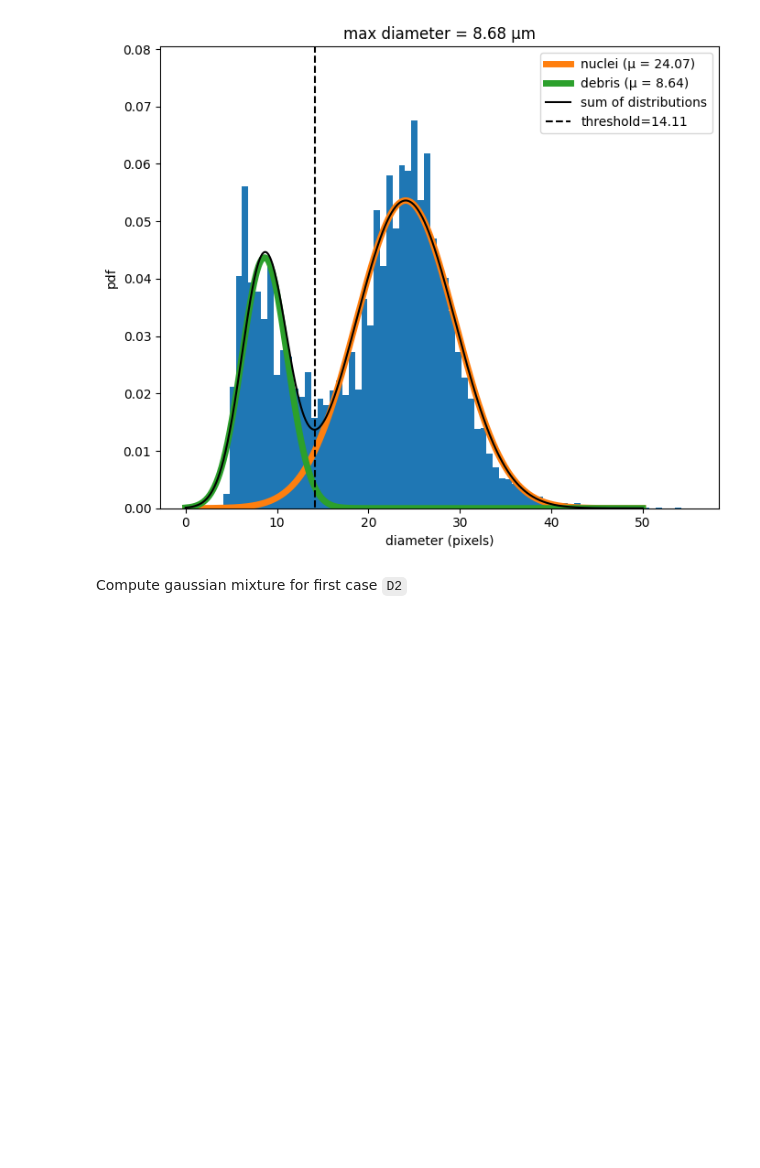
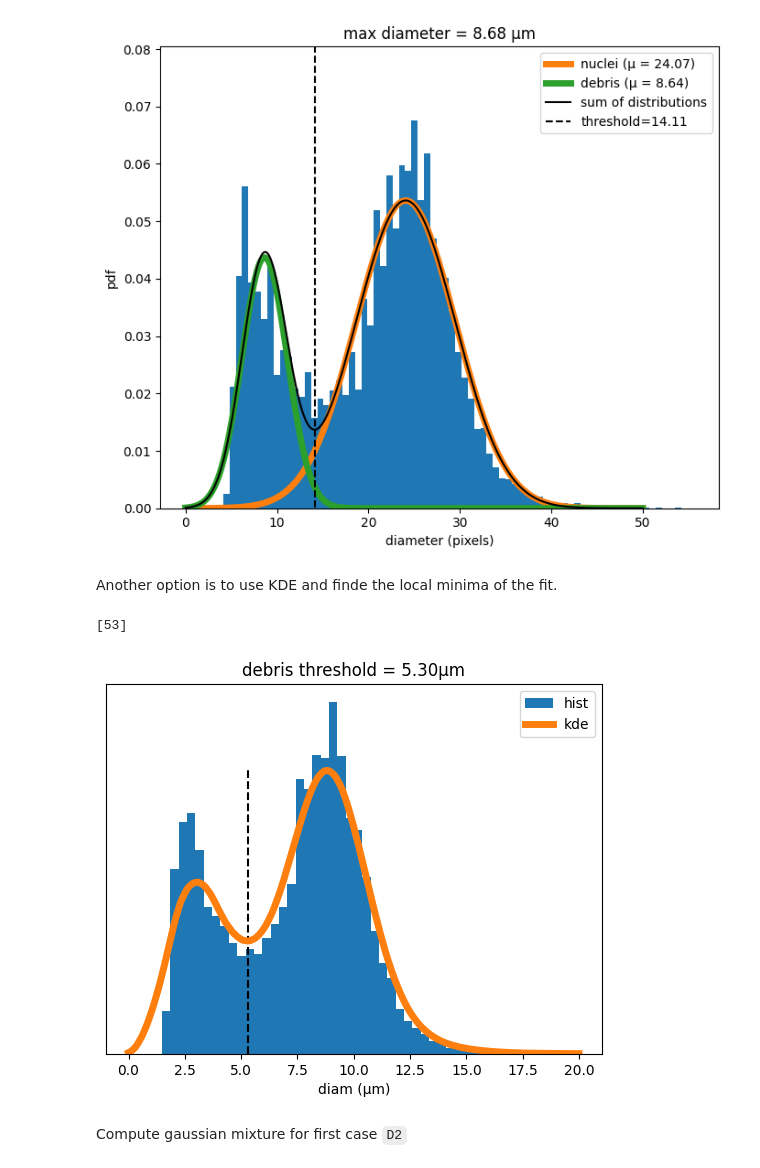
Before and after one commit to dsb-lab/tilesegment, a Jupyter notebook: examples/remove_debris.ipynb, the cells around one changed output. Cells and saved outputs as stored; diff of their text form; code cells hidden in the pictures; blank space fills up the shorter version.

Commit message:
added remove debris example

```diff
--- a/examples/remove_debris.ipynb
+++ b/examples/remove_debris.ipynb
@@ -222,6 +228,34 @@ plt.savefig("/home/pablo/Desktop/PhD/projects/AVEDifferentiation/results/2D/acti
 plt.show()
 # %% [output]
 [figure]
+# %% [markdown]
+Another option is to use KDE and finde the local minima of the fit.
+# %%
+from sklearn.neighbors import KernelDensity
+from scipy.signal import argrelextrema
+
+data = np.array(diameters1) * xyres
+x = np.arange(0, step=0.1, stop=np.max(data))
+bw = 2.0
+modelo_kde = KernelDensity(kernel='linear', bandwidth=bw)
+modelo_kde.fit(X=data.reshape(-1, 1))
+densidad_pred = np.exp(modelo_kde.score_samples(x.reshape((-1,1))))
+local_minima = argrelextrema(densidad_pred, np.less)[0]
+print(local_minima)
+x_th = np.ones(len(x))*x[local_minima[0]]
+y_th = np.linspace(0, np.max(densidad_pred), num=len(x))
+plt.plot(x_th, y_th, c='k', ls='--')
+plt.hist(data, bins=50, density=True, label="hist")
+plt.plot(x, densidad_pred, lw=5, label="kde")
+plt.legend()
+plt.xlabel("diam (µm)")
+plt.yticks([])
+plt.title("debris threshold = {:0.2f}µm".format(x[local_minima[0]]))
+plt.savefig("/home/pablo/test.png")
+plt.show()
+# %% [output]
+[53]
+[figure, added]
 # %% [markdown]
 Compute gaussian mixture for first case `D2`
 # %%
```
Also changed, not shown: parts of 4 cells of this notebook.
